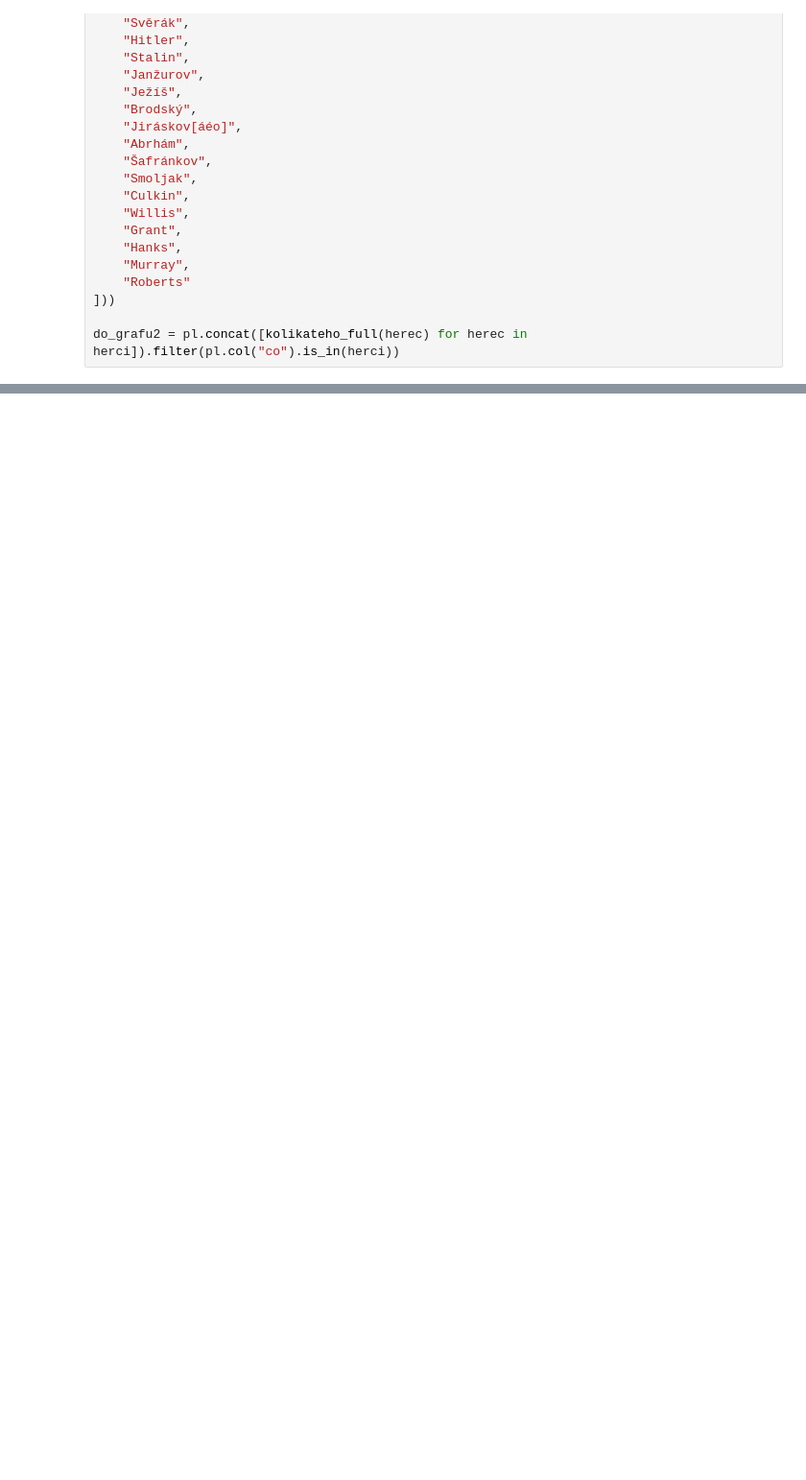
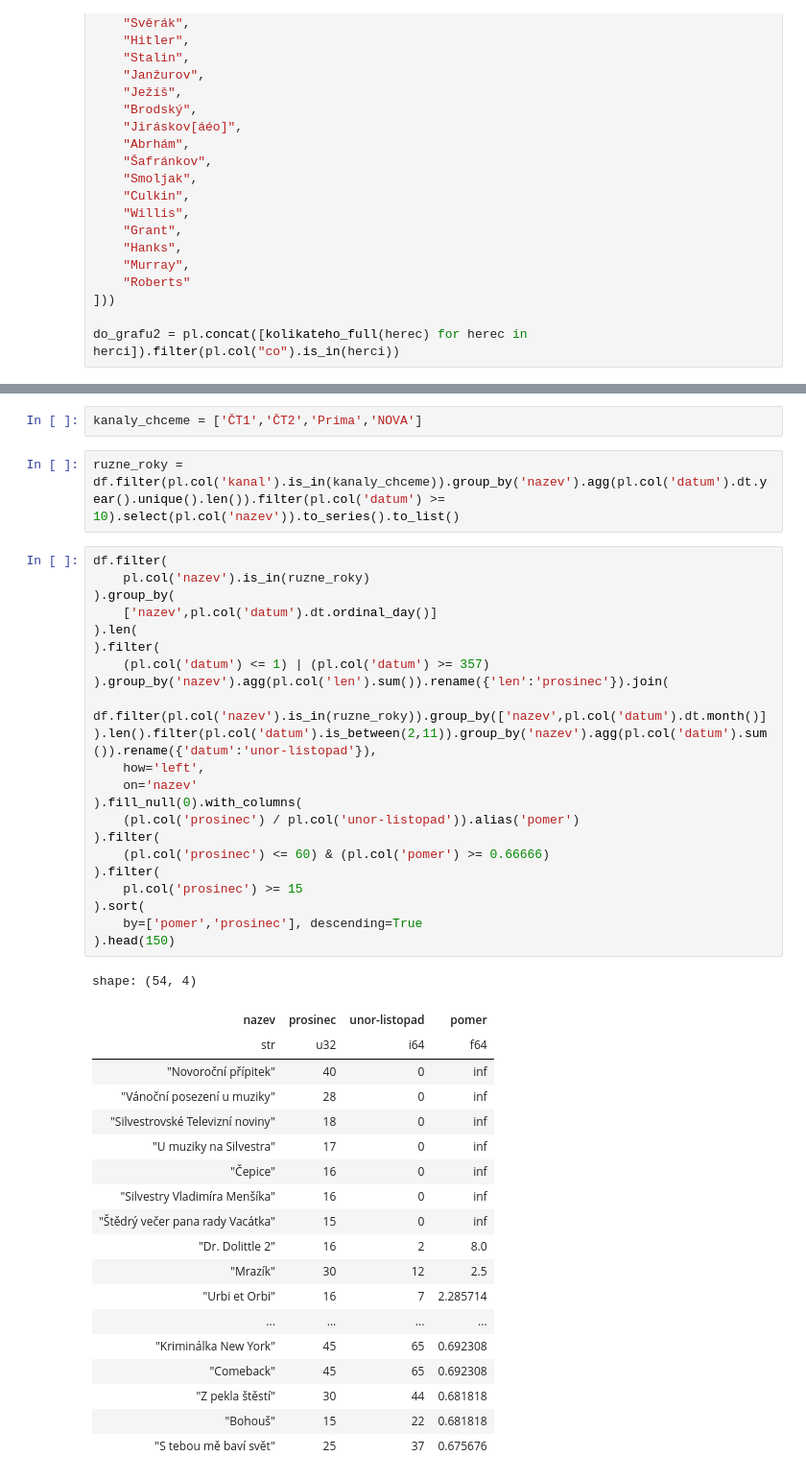
Before and after one commit to DataRozhlas/televizni-programy, a Jupyter notebook: 103_vanoce.ipynb, the cells around one changed output, grey strips where cells are left out. Shown: that part at 96% size. Cells and saved outputs as stored; diff of their text form; blank space fills up the shorter version.

```diff
--- a/103_vanoce.ipynb
+++ b/103_vanoce.ipynb
@@ -202,0 +240,45 @@ alt.Chart(
+# %%
+kanaly_chceme = ['ČT1','ČT2','Prima','NOVA']
+# %%
+ruzne_roky = df.filter(pl.col('kanal').is_in(kanaly_chceme)).group_by('nazev').agg(pl.col('datum').dt.year().unique().len()).filter(pl.col('datum') >= 10).select(pl.col('nazev')).to_series().to_list()
+# %%
+df.filter(
+    pl.col('nazev').is_in(ruzne_roky)
+).group_by(
+    ['nazev',pl.col('datum').dt.ordinal_day()]
+).len(
+).filter(
+    (pl.col('datum') <= 1) | (pl.col('datum') >= 357)
+).group_by('nazev').agg(pl.col('len').sum()).rename({'len':'prosinec'}).join(
+    df.filter(pl.col('nazev').is_in(ruzne_roky)).group_by(['nazev',pl.col('datum').dt.month()]).len().filter(pl.col('datum').is_between(2,11)).group_by('nazev').agg(pl.col('datum').sum()).rename({'datum':'unor-listopad'}),
+    how='left',
+    on='nazev'
+).fill_null(0).with_columns(
+    (pl.col('prosinec') / pl.col('unor-listopad')).alias('pomer')
+).filter(
+    (pl.col('prosinec') <= 60) & (pl.col('pomer') >= 0.66666)
+).filter(
+    pl.col('prosinec') >= 15
+).sort(
+    by=['pomer','prosinec'], descending=True
+).head(150)
+# %% [output]
+shape: (54, 4)
+| nazev | prosinec | unor-listopad | pomer |
+| str | u32 | i64 | f64 |
+| "Novoroční přípitek" | 40 | 0 | inf |
+| "Vánoční posezení u muziky" | 28 | 0 | inf |
+| "Silvestrovské Televizní noviny" | 18 | 0 | inf |
+| "U muziky na Silvestra" | 17 | 0 | inf |
+| "Čepice" | 16 | 0 | inf |
+| "Silvestry Vladimíra Menšíka" | 16 | 0 | inf |
+| "Štědrý večer pana rady Vacátka" | 15 | 0 | inf |
+| "Dr. Dolittle 2" | 16 | 2 | 8.0 |
+| "Mrazík" | 30 | 12 | 2.5 |
+| "Urbi et Orbi" | 16 | 7 | 2.285714 |
+| ... | ... | ... | ... |
+| "Kriminálka New York" | 45 | 65 | 0.692308 |
+| "Comeback" | 45 | 65 | 0.692308 |
+| "Z pekla štěstí" | 30 | 44 | 0.681818 |
+| "Bohouš" | 15 | 22 | 0.681818 |
+| "S tebou mě baví svět" | 25 | 37 | 0.675676 |
```
Also changed, not shown: parts of 21 cells of this notebook, 10 other files.
